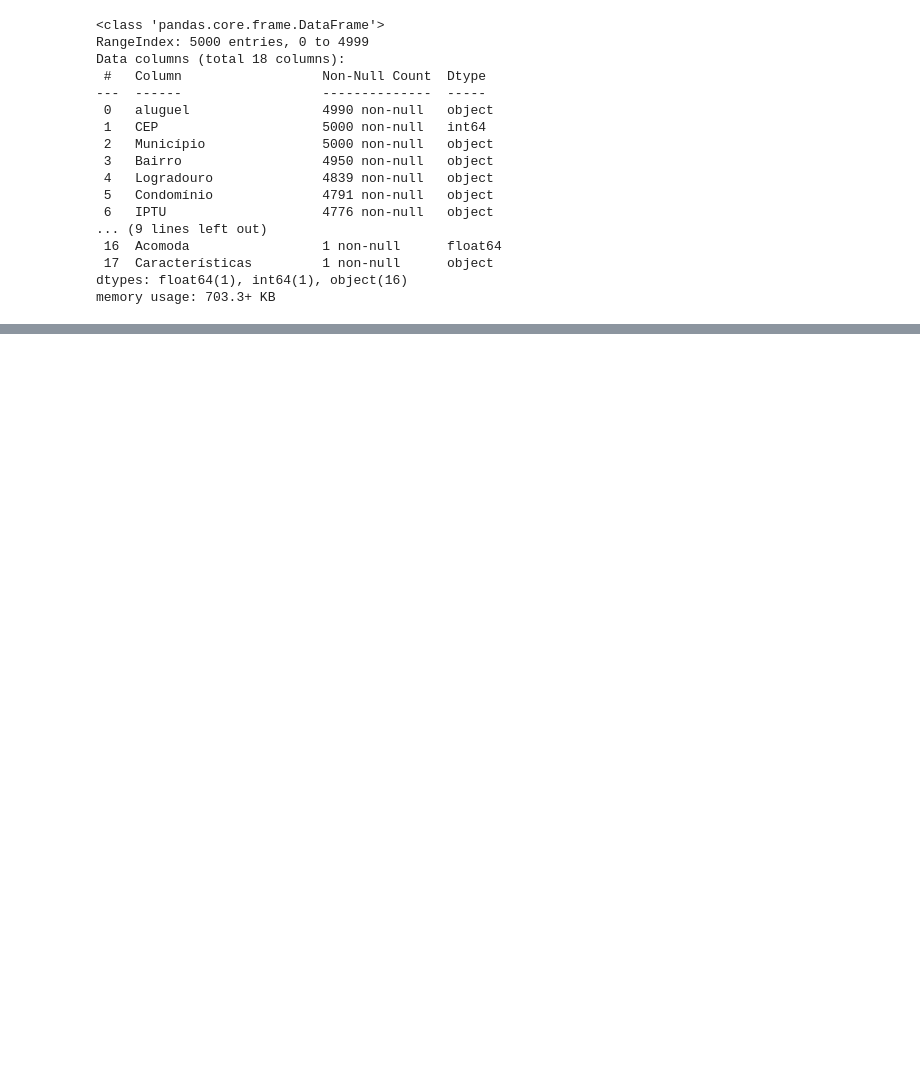
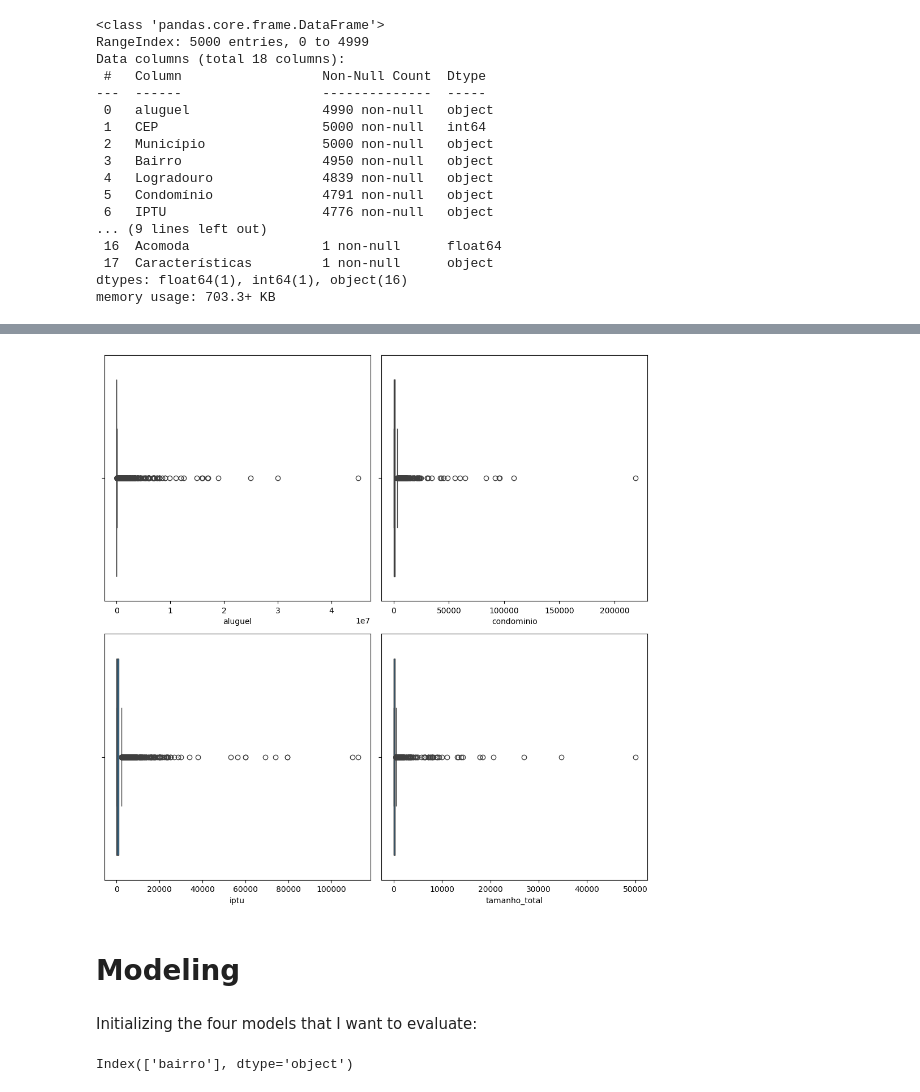
Before and after one commit to gustavofladeira/rent, a Jupyter notebook: rent-prediction.ipynb, the cells around one changed output, grey strips where cells are left out. Drawn from its saved outputs; the diff is of its cells as text; code cells hidden in the pictures; blank space fills up the shorter version.

Commit message:
modeling

```diff
--- a/rent-prediction.ipynb
+++ b/rent-prediction.ipynb
@@ -132,0 +187,16 @@ sns.histplot(data=rent, x='tamanho_total')
+# %%
+rent = rent.query('aluguel < 0.8e8')
+rent = rent.query('condominio < 1.5e7')
+rent = rent.query('iptu < 2e7')
+rent = rent.query('tamanho_total < 150000')
+# %%
+fig, axes = plt.subplots(2,2, figsize=(10,10))
+
+sns.boxplot(data=rent, x='aluguel', ax=axes[0,0])
+sns.boxplot(data=rent, x='condominio', ax=axes[0,1])
+sns.boxplot(data=rent, x='iptu', ax=axes[1,0])
+sns.boxplot(data=rent, x='tamanho_total', ax=axes[1,1])
+
+plt.tight_layout()
+# %% [output]
+[figure, added]
@@ -132,0 +205,2 @@ sns.histplot(data=rent, x='tamanho_total')
+# %% [markdown]
+# Modeling
@@ -132,0 +212,2 @@ sns.histplot(data=rent, x='tamanho_total')
+# %% [markdown]
+Initializing the four models that I want to evaluate:
@@ -132,0 +219,4 @@ sns.histplot(data=rent, x='tamanho_total')
+# %%
+X_train.select_dtypes(include=['category']).columns
+# %% [output]
+Index(['bairro'], dtype='object')
```
Also changed, not shown: parts of 19 cells of this notebook.
